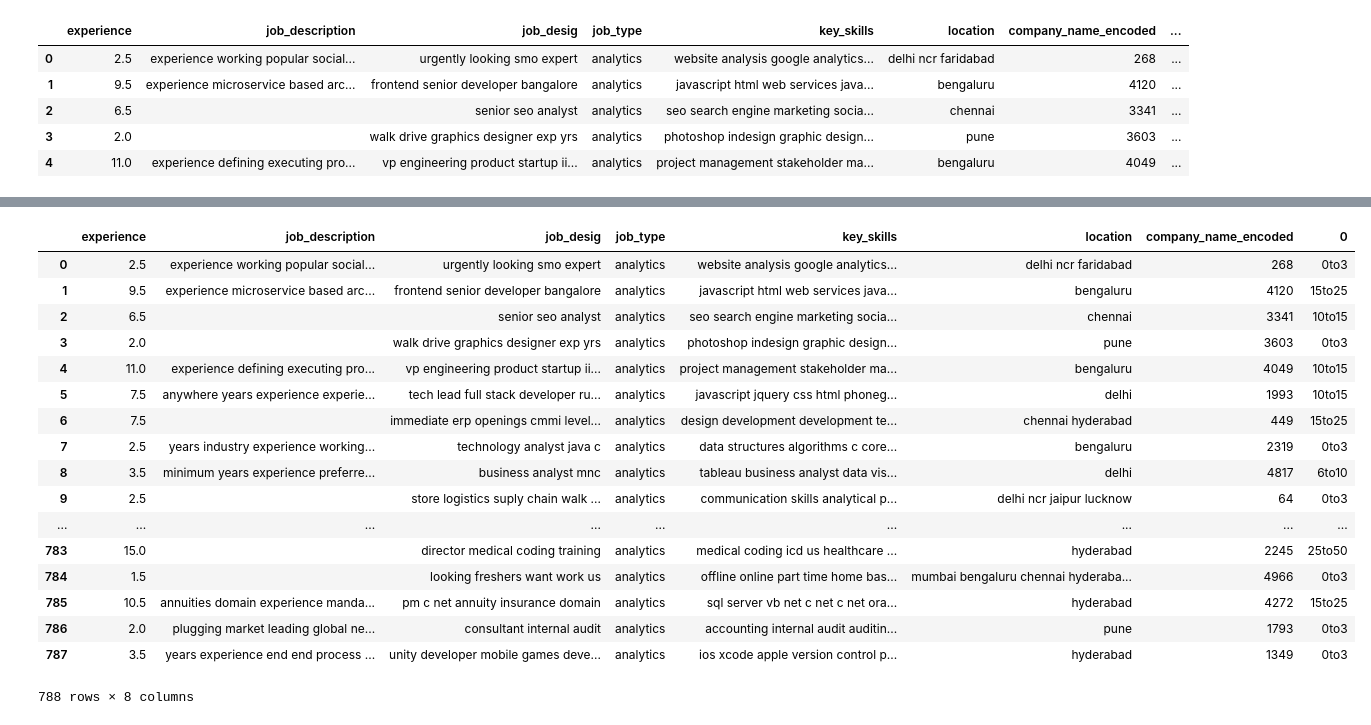
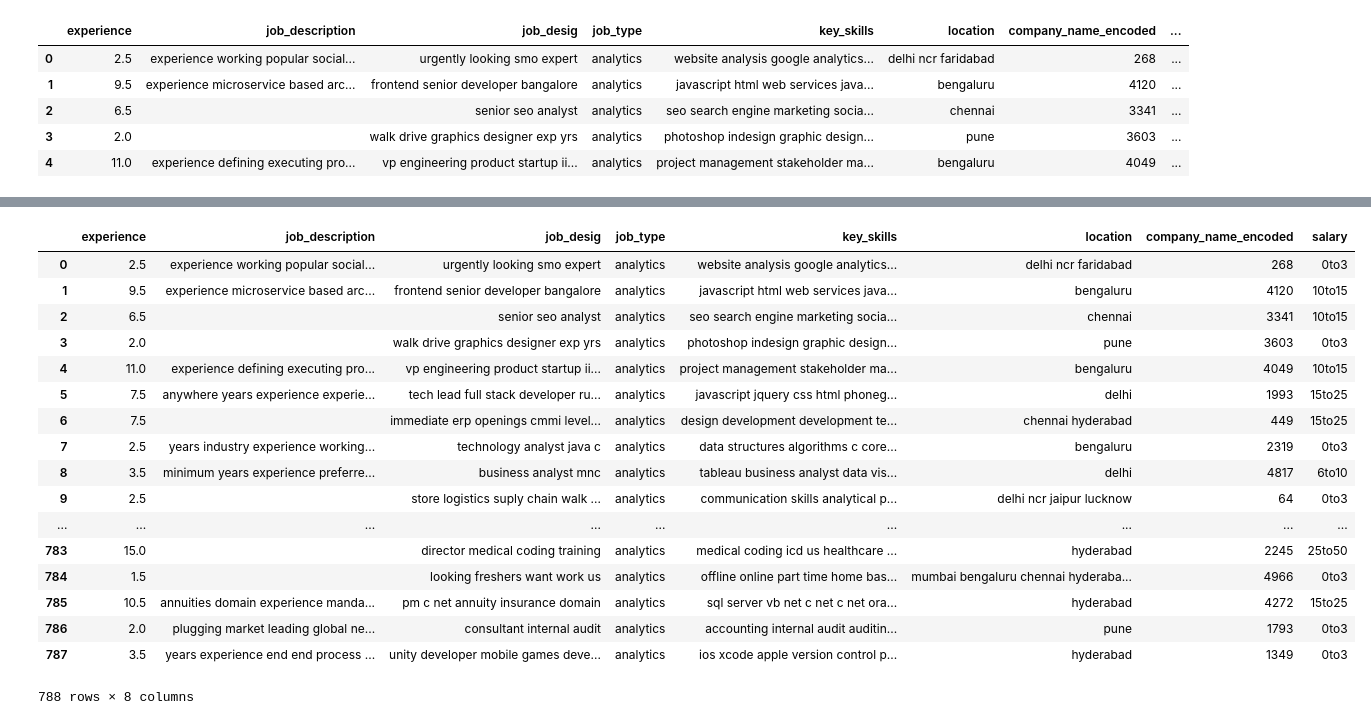
Before and after one commit to shubh8794/exponentia_datalabs_assignment, a Jupyter notebook: Assignment_exponentia_datalabs_salary_prediction.ipynb, the cells around one changed output, grey strips where cells are left out. Cells and saved outputs as stored; diff of their text form; code cells hidden in the pictures.

```diff
--- a/Assignment_exponentia_datalabs_salary_prediction.ipynb
+++ b/Assignment_exponentia_datalabs_salary_prediction.ipynb
@@ -158,6 +169,9 @@ train_data.reset_index(drop=True).head()
 | 4 | 2.0 | Chartered Accountancy degree or M... | TS- GSA- Senior Analyst | analytics | accounting, finance, cash flow, f... | Gurgaon | 3to6 | 1305 |
 # %%
 def split_and_calculate_avg_salary(value):
+  """
+  Function to get average of salary range by spliting and calculating average.
+  """
   first = value.split("to")[0]
   second = value.split("to")[1]
   average = (float(first) + float(second))/2
@@ -257,7 +274,7 @@ word_observe.head()
 # %%
 #most common location for above median salary
 word_count = word_observe[word_observe["above_med_salary"]==1].sum(axis=0)
-cw = word_count.sort_values(ascending = False).head(5)
+cw = word_count.sort_values(ascending = False).head(6)
 good_locations = cw[1:].index.tolist()
 good_locations
 # %% [output]
@@ -296,6 +314,6 @@ word_observe.head()
 # %%
 #most common skills for above median salary
 word_count = word_observe[word_observe["above_med_salary"]==1].sum(axis=0)
-cw = word_count.sort_values(ascending = False).head(5)
+cw = word_count.sort_values(ascending = False).head(6)
 good_skills = cw[1:].index.tolist()
 # %%
@@ -355,7 +374,7 @@ word_observe.head()
 # %%
 #most common desig for above median salary
 word_count = word_observe[word_observe["above_med_salary"]==1].sum(axis=0)
-cw = word_count.sort_values(ascending = False).head(5)
+cw = word_count.sort_values(ascending = False).head(6)
 good_desig = cw[1:].index.tolist()
 good_desig
 # %% [output]
@@ -543,15 +563,16 @@ array(['0to3', '15to25', '10to15', '0to3', '10to15', '10to15', '15to25',
 # %%
 final_output = pd.concat([test_data, pd.DataFrame(y_pred)], axis=1)
 final_output = final_output.drop(['good_city', 'good_skills', 'good_desig'], axis=1)
+final_output = final_output.rename(columns = {0 : 'salary'})
 final_output
 # %% [output]
-|  | experience | job_description | job_desig | job_type | key_skills | location | company_name_encoded | 0 |
+|  | experience | job_description | job_desig | job_type | key_skills | location | company_name_encoded | salary |
 | 0 | 2.5 | experience working popular social... | urgently looking smo expert | analytics | website analysis google analytics... | delhi ncr faridabad | 268 | 0to3 |
-| 1 | 9.5 | experience microservice based arc... | frontend senior developer bangalore | analytics | javascript html web services java... | bengaluru | 4120 | 15to25 |
+| 1 | 9.5 | experience microservice based arc... | frontend senior developer bangalore | analytics | javascript html web services java... | bengaluru | 4120 | 10to15 |
 | 2 | 6.5 |  | senior seo analyst | analytics | seo search engine marketing socia... | chennai | 3341 | 10to15 |
 | 3 | 2.0 |  | walk drive graphics designer exp yrs | analytics | photoshop indesign graphic design... | pune | 3603 | 0to3 |
 | 4 | 11.0 | experience defining executing pro... | vp engineering product startup ii... | analytics | project management stakeholder ma... | bengaluru | 4049 | 10to15 |
-| 5 | 7.5 | anywhere years experience experie... | tech lead full stack developer ru... | analytics | javascript jquery css html phoneg... | delhi | 1993 | 10to15 |
+| 5 | 7.5 | anywhere years experience experie... | tech lead full stack developer ru... | analytics | javascript jquery css html phoneg... | delhi | 1993 | 15to25 |
 | 6 | 7.5 |  | immediate erp openings cmmi level... | analytics | design development development te... | chennai hyderabad | 449 | 15to25 |
 | 7 | 2.5 | years industry experience working... | technology analyst java c | analytics | data structures algorithms c core... | bengaluru | 2319 | 0to3 |
 | 8 | 3.5 | minimum years experience preferre... | business analyst mnc | analytics | tableau business analyst data vis... | delhi | 4817 | 6to10 |
```
Also changed, not shown: parts of 34 cells of this notebook.
